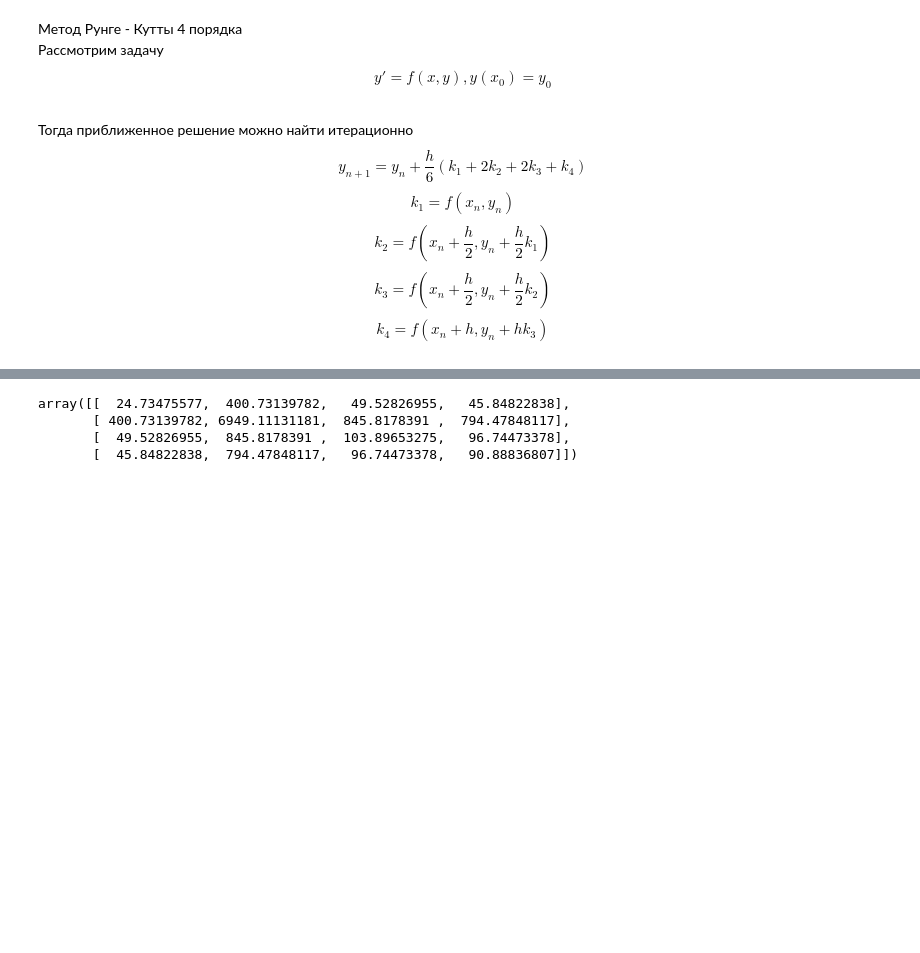
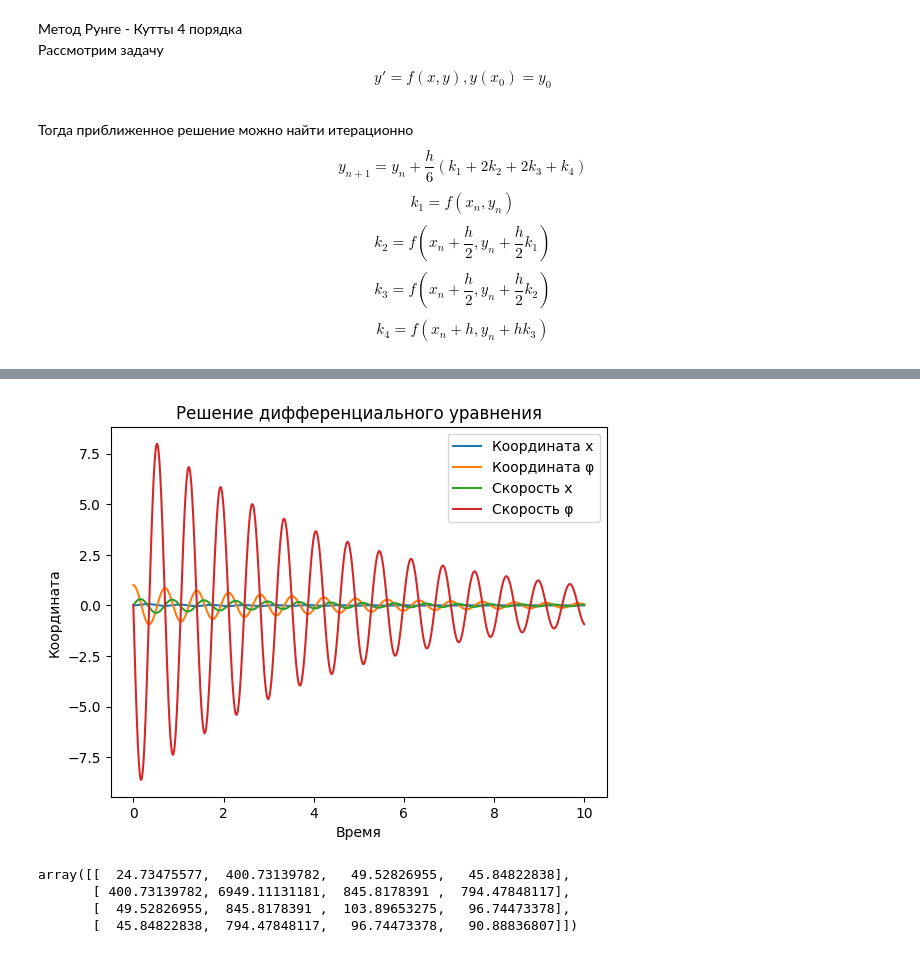
Before and after one commit to ShuvalovDR/Differential_equations, a Jupyter notebook: Diff_equations.ipynb, the cells around one changed output, grey strips where cells are left out. Drawn from its saved outputs; the diff is of its cells as text; code cells hidden in the pictures; blank space fills up the shorter version.

```diff
--- a/Diff_equations.ipynb
+++ b/Diff_equations.ipynb
@@ -29,6 +29,11 @@ A = np.array([[0, 0, 1, 0],
               [0, 0, 0, 1],
               [-(4*(M + m)*(c1 + c2))/((M + m)*(4*M + m)), -(3 * (M + m) * m * g)/((M + m)*(4*M + m)), -(4*(M + m)*(b1 + b2))/((M + m)*(4*M + m)), 0],
               [(6 * (M + m) * (c1 + c2))/(l * (M + m)*(4*M + m)), (3 * g) / (2 * l) + (9 * (M + m) * m * g)/(2 * l * (M + m)*(4*M + m)), (6 * (M + m) * (b1 + b2))/(l * (M + m)*(4*M + m)), 0]])
+# %%
+A_stable = np.array([[0, 0, 1, 0],
+              [0, 0, 0, 1],
+              [-(4*(M + m)*(c1 + c2))/((M + m)*(4*M + m)), (3 * (M + m) * m * g)/((M + m)*(4*M + m)), -(4*(M + m)*(b1 + b2))/((M + m)*(4*M + m)), 0],
+              [(6 * (M + m) * (c1 + c2))/(l * (M + m)*(4*M + m)), -(3 * g) / (2 * l) - (9 * (M + m) * m * g)/(2 * l * (M + m)*(4*M + m)), (6 * (M + m) * (b1 + b2))/(l * (M + m)*(4*M + m)), 0]])
 # %%
 B = np.array([0, 0, 4 * (M + m) / ((4 * M + m) * (M + m)), -6 * (M + m) / (l * (4 * M + m) * (M + m))]).reshape(-1, 1)
 # %% [markdown]
@@ -83,3 +88,16 @@ plt.show()
+# %%
+grid, solution = Linear_Runge_Kutta_4(0, 10, 1001, A_stable, x_0)
+plt.plot(grid, solution[0, :], label='Координата x')
+plt.plot(grid, solution[1, :], label='Координата φ')
+plt.plot(grid, solution[2, :], label='Скорость x')
+plt.plot(grid, solution[3, :], label='Скорость φ')
+plt.xlabel('Время')
+plt.ylabel('Координата')
+plt.title('Решение дифференциального уравнения')
+plt.legend()
+plt.show()
+# %% [output]
+[figure, added]
 # %%
 Q = np.eye(4)
 R = np.array([1])
```
Also changed, not shown: parts of 9 cells of this notebook, 2 other files.
